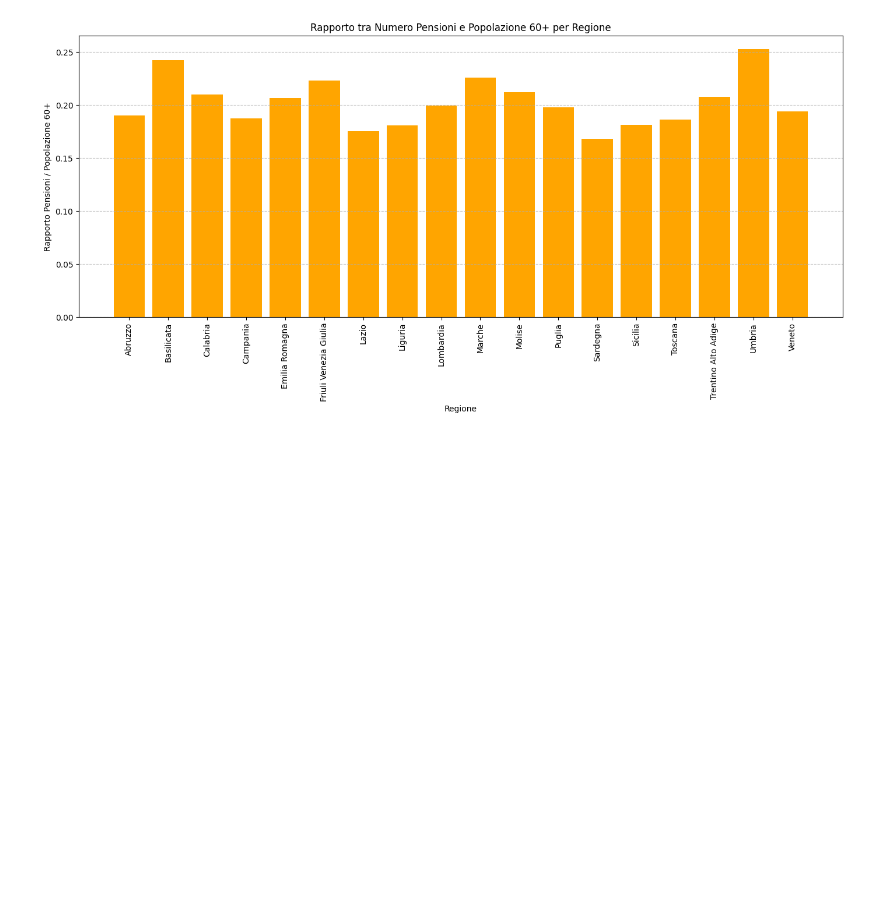
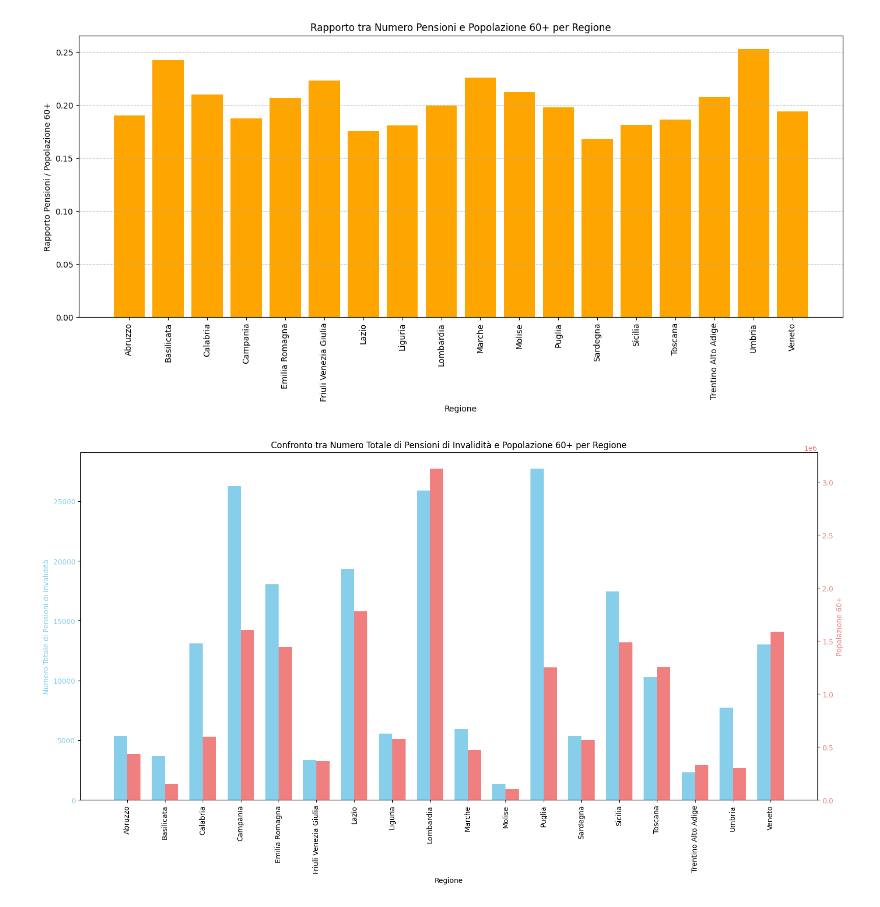
Before and after one commit to rebatoma/italian_pension_investigation, a Jupyter notebook: pension_data.ipynb, the cells around one changed output. Cells and saved outputs as stored; diff of their text form; code cells hidden in the pictures; blank space fills up the shorter version.

```diff
--- a/pension_data.ipynb
+++ b/pension_data.ipynb
@@ -185,3 +214,42 @@ plt.tight_layout()
 plt.show()
 # %% [output]
 [figure]
+# %%
+import matplotlib.pyplot as plt
+import pandas as pd
+
+# Ensure both dataframes are sorted by region for consistent merging and plotting
+inv_pensions_by_region_sorted = inv_pensions_by_region.sort_values(by='Regione').copy()
+df_60_plus_population_sorted_copy = df_60_plus_population_sorted.sort_values(by='Regione').copy()
+
+# Merge the two dataframes on 'Regione'
+df_combined_inv = pd.merge(inv_pensions_by_region_sorted, df_60_plus_population_sorted_copy, on='Regione')
+
+# Set up the plot with a dual y-axis
+fig, ax1 = plt.subplots(figsize=(16, 9))
+
+# Define bar width and positions
+bar_width = 0.35
+index = range(len(df_combined_inv['Regione']))
+
+# Plot pensions on the first y-axis (left)
+bars1 = ax1.bar([i - bar_width/2 for i in index], df_combined_inv['Numero_pensioni'], bar_width, label='Numero Totale di Pensioni di Invalidità', color='skyblue')
+ax1.set_xlabel('Regione')
+ax1.set_ylabel('Numero Totale di Pensioni di Invalidità', color='skyblue')
+ax1.tick_params(axis='y', labelcolor='skyblue')
+
+# Create a second y-axis for population (right)
+ax2 = ax1.twinx() # Create a twin Axes sharing the x-axis
+bars2 = ax2.bar([i + bar_width/2 for i in index], df_combined_inv['Popolazione_60_plus'], bar_width, label='Popolazione 60+', color='lightcoral')
+ax2.set_ylabel('Popolazione 60+', color='lightcoral')
+ax2.tick_params(axis='y', labelcolor='lightcoral')
+
+# Set x-axis ticks and labels
+ax1.set_xticks(index)
+ax1.set_xticklabels(df_combined_inv['Regione'], rotation=90)
+
+plt.title('Confronto tra Numero Totale di Pensioni di Invalidità e Popolazione 60+ per Regione')
+fig.tight_layout() # Adjust layout to prevent labels from overlapping
+plt.show()
+# %% [output]
+[figure, added]
```
Also changed, not shown: parts of 3 cells of this notebook.
